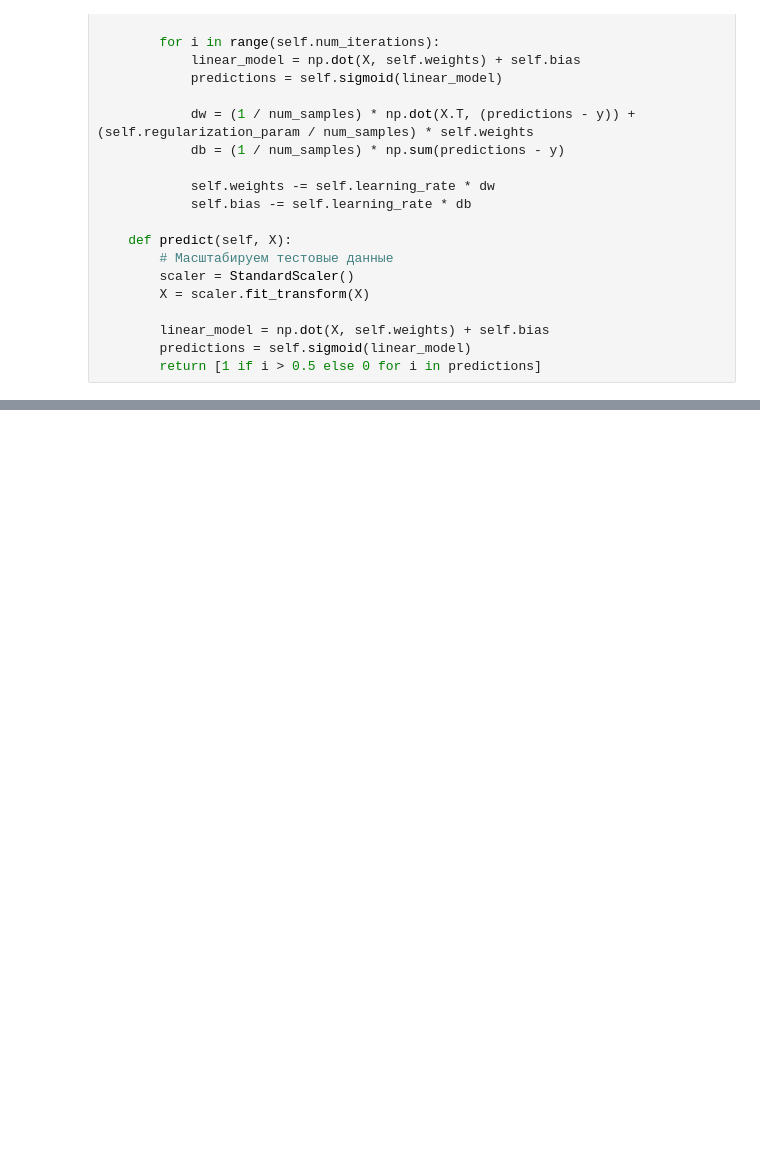
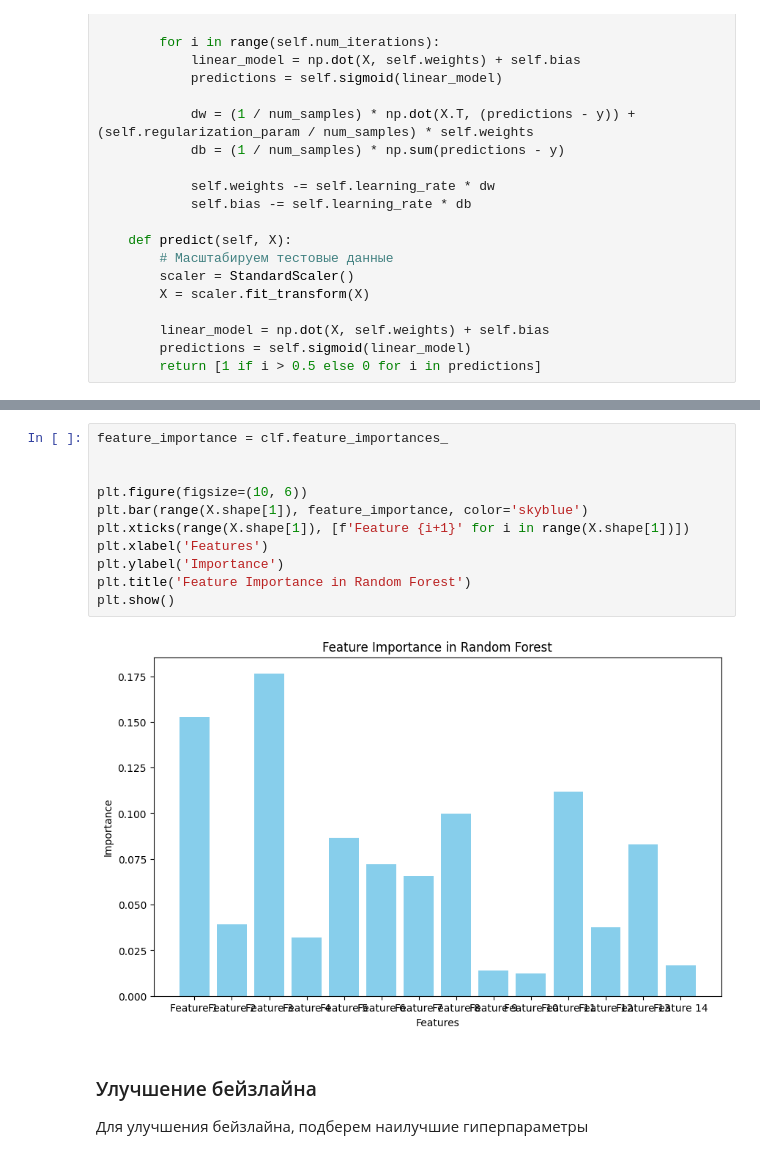
Before and after one commit to iTcatt/ai-da, a Jupyter notebook: classification.ipynb, the cells around one changed output, grey strips where cells are left out. Drawn from its saved outputs; the diff is of its cells as text; blank space fills up the shorter version.

```diff
--- a/classification.ipynb
+++ b/classification.ipynb
@@ -384,0 +683,17 @@ F1: 0.5285058092407457
+# %%
+feature_importance = clf.feature_importances_
+
+
+plt.figure(figsize=(10, 6))
+plt.bar(range(X.shape[1]), feature_importance, color='skyblue')
+plt.xticks(range(X.shape[1]), [f'Feature {i+1}' for i in range(X.shape[1])])
+plt.xlabel('Features')
+plt.ylabel('Importance')
+plt.title('Feature Importance in Random Forest')
+plt.show()
+# %% [output]
+[figure, added]
+# %% [markdown]
+### Улучшение бейзлайна
+
+Для улучшения бейзлайна, подберем наилучшие гиперпараметры
```
Also changed, not shown: parts of 49 cells of this notebook, 2 other files.
